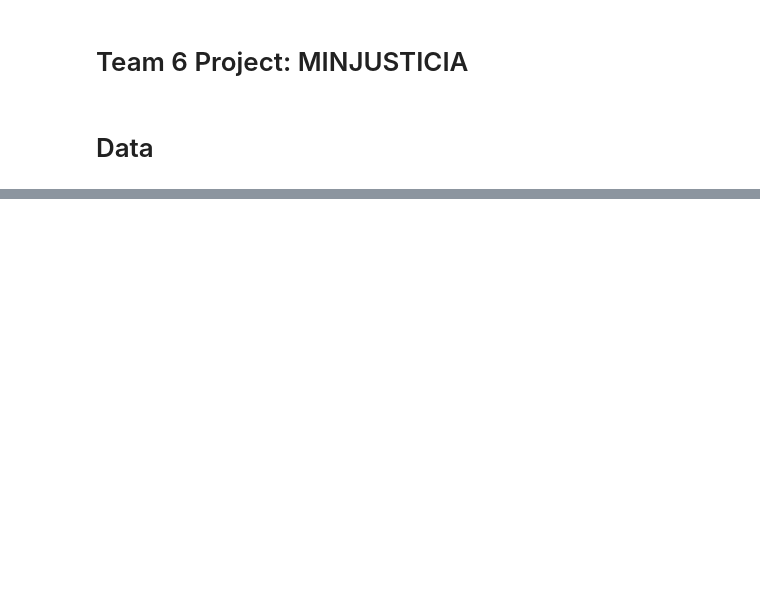
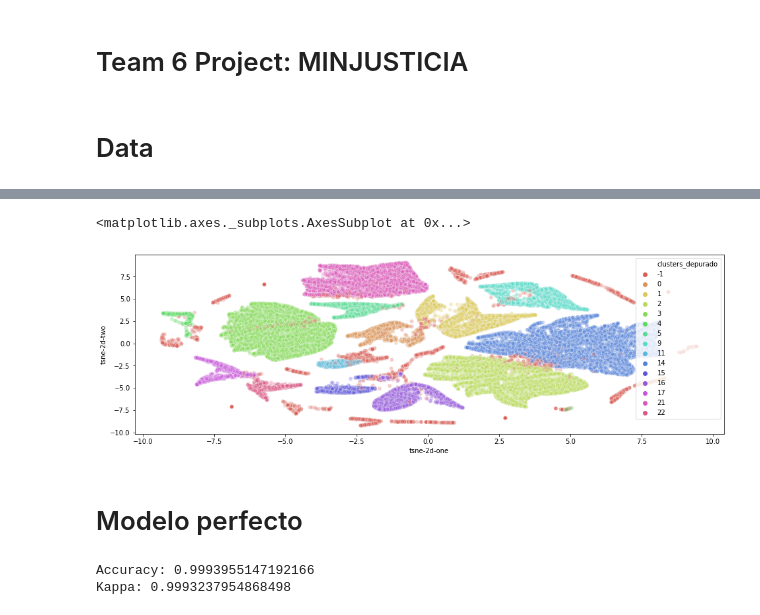
Before and after one commit to sagilar/ds4a-team6, a Jupyter notebook: MODELS_1_project_notebook_minjusticia.ipynb, the cells around one changed output, grey strips where cells are left out. Drawn from its saved outputs; the diff is of its cells as text; code cells hidden in the pictures; blank space fills up the shorter version.

```diff
--- a/MODELS_1_project_notebook_minjusticia.ipynb
+++ b/MODELS_1_project_notebook_minjusticia.ipynb
@@ -152,0 +217,24 @@ pd.get_dummies(df_mj[categoricas].astype(object), drop_first = True)
+# %%
+c = DBSCAN(eps=1, min_samples=5)
+c.fit(exploratory)
+clusters = c.labels_
+# %%
+datos['clusters'] = pd.DataFrame(clusters)[0]
+clusters_relevantes = datos['clusters'].isin(datos['clusters'].value_counts()[datos['clusters'].value_counts() > 1000].index)
+datos['clusters_depurado'] = datos['clusters']
+datos.loc[~clusters_relevantes, 'clusters_depurado'] = -1
+fig, axs = plt.subplots(figsize=(16,5))
+
+sns.scatterplot(
+    x="tsne-2d-one", y="tsne-2d-two",
+    hue="clusters_depurado",
+    palette=sns.color_palette("hls", len(datos['clusters_depurado'].unique())),
+    data=datos,
+    legend="full",
+    alpha=0.3
+)
+# %% [output]
+<matplotlib.axes._subplots.AxesSubplot at 0x...>
+[figure, added]
+# %% [markdown]
+# Modelo perfecto
@@ -152,0 +247,19 @@ pd.get_dummies(df_mj[categoricas].astype(object), drop_first = True)
+# %%
+from sklearn.model_selection import train_test_split
+from sklearn.naive_bayes import GaussianNB
+from sklearn.metrics import accuracy_score, cohen_kappa_score
+
+X_train, X_test, y_train, y_test = train_test_split(X_nonoise, y_nonoise, test_size=0.8)
+nb = GaussianNB()
+y_pred = nb.fit(X_train, y_train).predict(X_test)
+
+acc = accuracy_score(y_test, y_pred)
+kappa = cohen_kappa_score(y_test, y_pred)
+
+print(f'''
+Accuracy: {acc}
+Kappa: {kappa}
+''')
+# %% [output]
+Accuracy: 0.9993955147192166
+Kappa: 0.9993237954868498
```
Also changed, not shown: parts of 64 cells of this notebook, 1 other file.
